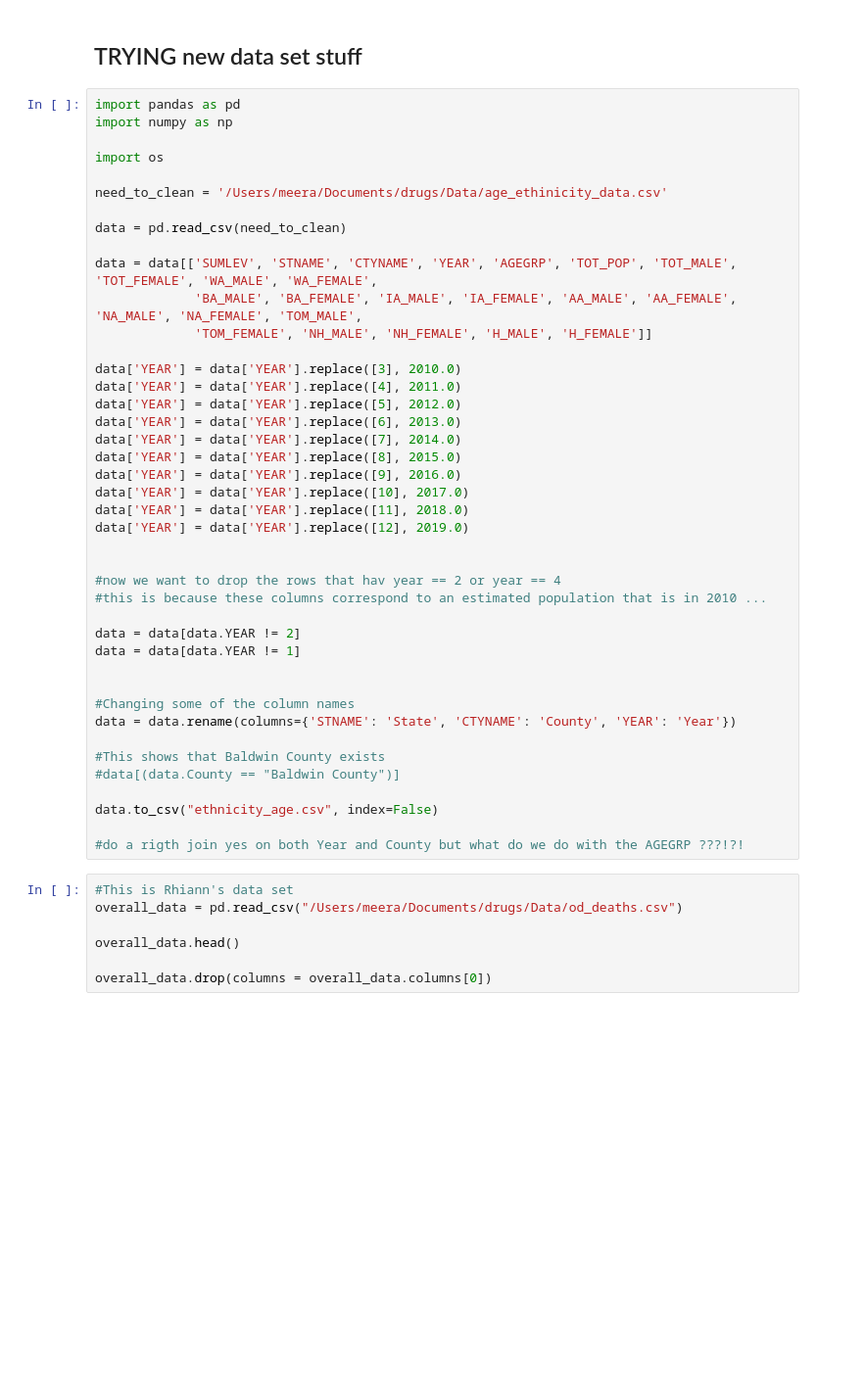
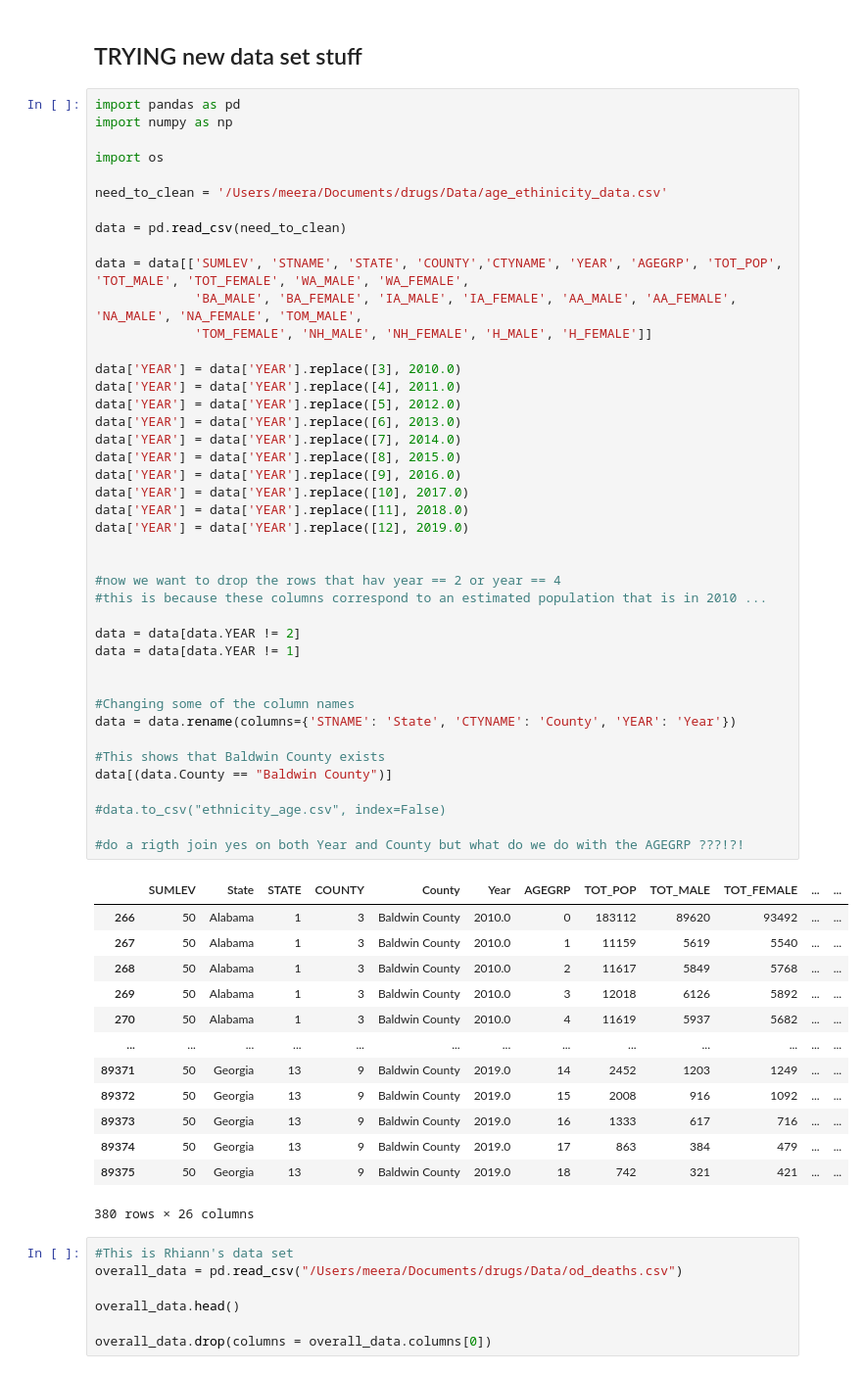
Before and after one commit to rhiannz/drugs, a Jupyter notebook: Analysis/EDA/death_rate_EDA_meera.ipynb, the cells around one changed output. Shown at 98% size. Drawn from its saved outputs; the diff is of its cells as text; blank space fills up the shorter version.

```diff
--- a/Analysis/EDA/death_rate_EDA_meera.ipynb
+++ b/Analysis/EDA/death_rate_EDA_meera.ipynb
@@ -147,38 +147,52 @@ need_to_clean = '/Users/meera/Documents/drugs/Data/age_ethinicity_data.csv'
 
 data = pd.read_csv(need_to_clean)
 
-data = data[['SUMLEV', 'STNAME', 'CTYNAME', 'YEAR', 'AGEGRP', 'TOT_POP', 'TOT_MALE', 'TOT_FEMALE', 'WA_MALE', 'WA_FEMALE',
+data = data[['SUMLEV', 'STNAME', 'STATE', 'COUNTY','CTYNAME', 'YEAR', 'AGEGRP', 'TOT_POP', 'TOT_MALE', 'TOT_FEMALE', 'WA_MALE', 'WA_FEMALE',
              'BA_MALE', 'BA_FEMALE', 'IA_MALE', 'IA_FEMALE', 'AA_MALE', 'AA_FEMALE', 'NA_MALE', 'NA_FEMALE', 'TOM_MALE',
              'TOM_FEMALE', 'NH_MALE', 'NH_FEMALE', 'H_MALE', 'H_FEMALE']]
 
 data['YEAR'] = data['YEAR'].replace([3], 2010.0)
 data['YEAR'] = data['YEAR'].replace([4], 2011.0)
 data['YEAR'] = data['YEAR'].replace([5], 2012.0)
 data['YEAR'] = data['YEAR'].replace([6], 2013.0)
 data['YEAR'] = data['YEAR'].replace([7], 2014.0)
 data['YEAR'] = data['YEAR'].replace([8], 2015.0)
 data['YEAR'] = data['YEAR'].replace([9], 2016.0)
 data['YEAR'] = data['YEAR'].replace([10], 2017.0)
 data['YEAR'] = data['YEAR'].replace([11], 2018.0)
 data['YEAR'] = data['YEAR'].replace([12], 2019.0)
 
 
 #now we want to drop the rows that hav year == 2 or year == 4
 #this is because these columns correspond to an estimated population that is in 2010 ...
 
 data = data[data.YEAR != 2]
 data = data[data.YEAR != 1]
 
 
 #Changing some of the column names
 data = data.rename(columns={'STNAME': 'State', 'CTYNAME': 'County', 'YEAR': 'Year'})
 
 #This shows that Baldwin County exists
-#data[(data.County == "Baldwin County")]
+data[(data.County == "Baldwin County")]
 
-data.to_csv("ethnicity_age.csv", index=False)
+#data.to_csv("ethnicity_age.csv", index=False)
 
 #do a rigth join yes on both Year and County but what do we do with the AGEGRP ???!?!
+# %% [output]
+|  | SUMLEV | State | STATE | COUNTY | County | Year | AGEGRP | TOT_POP | TOT_MALE | TOT_FEMALE | ... | ... |
+| 266 | 50 | Alabama | 1 | 3 | Baldwin County | 2010.0 | 0 | 183112 | 89620 | 93492 | ... | ... |
+| 267 | 50 | Alabama | 1 | 3 | Baldwin County | 2010.0 | 1 | 11159 | 5619 | 5540 | ... | ... |
+| 268 | 50 | Alabama | 1 | 3 | Baldwin County | 2010.0 | 2 | 11617 | 5849 | 5768 | ... | ... |
+| 269 | 50 | Alabama | 1 | 3 | Baldwin County | 2010.0 | 3 | 12018 | 6126 | 5892 | ... | ... |
+| 270 | 50 | Alabama | 1 | 3 | Baldwin County | 2010.0 | 4 | 11619 | 5937 | 5682 | ... | ... |
+| ... | ... | ... | ... | ... | ... | ... | ... | ... | ... | ... | ... | ... |
+| 89371 | 50 | Georgia | 13 | 9 | Baldwin County | 2019.0 | 14 | 2452 | 1203 | 1249 | ... | ... |
+| 89372 | 50 | Georgia | 13 | 9 | Baldwin County | 2019.0 | 15 | 2008 | 916 | 1092 | ... | ... |
+| 89373 | 50 | Georgia | 13 | 9 | Baldwin County | 2019.0 | 16 | 1333 | 617 | 716 | ... | ... |
+| 89374 | 50 | Georgia | 13 | 9 | Baldwin County | 2019.0 | 17 | 863 | 384 | 479 | ... | ... |
+| 89375 | 50 | Georgia | 13 | 9 | Baldwin County | 2019.0 | 18 | 742 | 321 | 421 | ... | ... |
+380 rows × 26 columns
 # %%
 #This is Rhiann's data set
 overall_data = pd.read_csv("/Users/meera/Documents/drugs/Data/od_deaths.csv")
```
Also changed, not shown: 2 other files.
